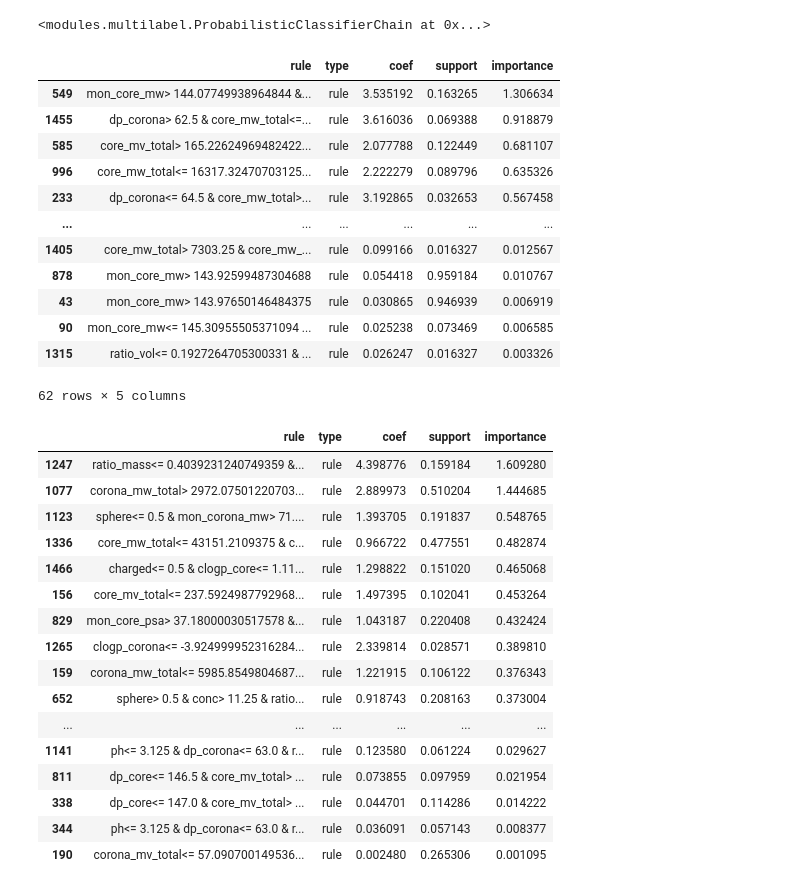
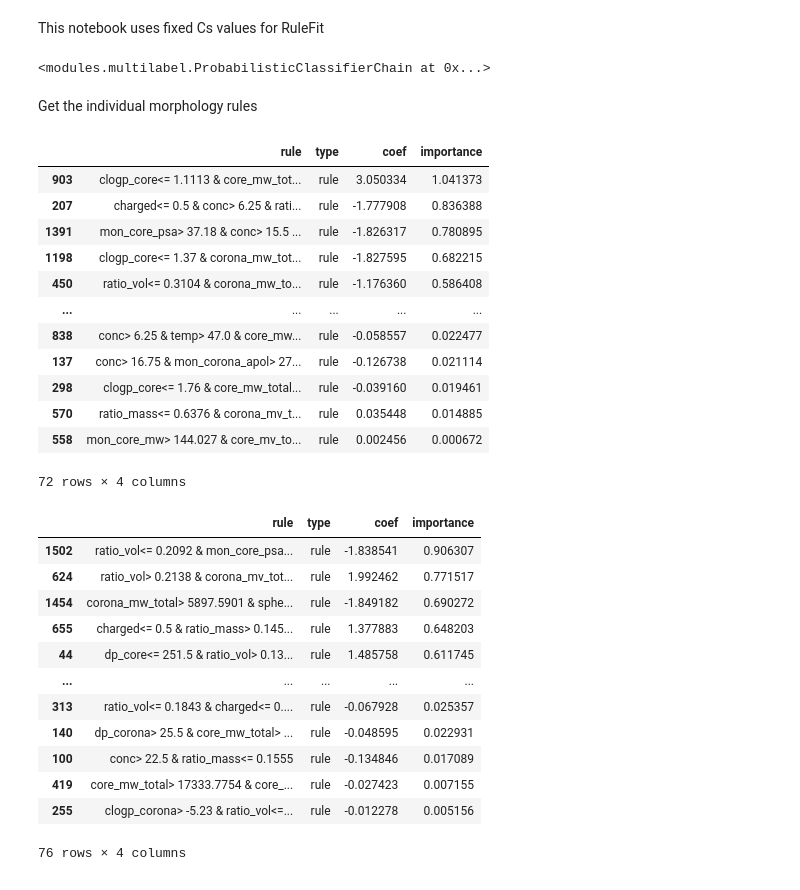
Before and after one commit to marioboley/PISA_ML, a Jupyter notebook: rules.ipynb, the cells around one changed output. Drawn from its saved outputs; the diff is of its cells as text; code cells hidden in the pictures.

Commit message:
Get Top5 rules (full rules)

```diff
--- a/rules.ipynb
+++ b/rules.ipynb
@@ -1,59 +1,64 @@
 # %%
 import numpy as np
+import pandas as pd
 import os
 
 from common import OUTPUTPATH
-from models import rule_fit_pcc
+from modules.multilabel import ProbabilisticClassifierChain
+from modules.rules import RuleFitWrapperCV
 import data
-from modules.experiments import Experiment, KFoldSpecial, hamming_loss, error, NegLogLikelihoodEvaluator
+
+pd.set_option('display.max_colwidth', -1)
+# %% [markdown]
+This notebook uses fixed Cs values for RuleFit
 # %%
 STATE = np.random.RandomState(seed=1000)
-rf = rule_fit_pcc
-rf.fit(data.x1, data.y)
+rule_fit_base = RuleFitWrapperCV(Cs = [1], cv=10, rank='median', random_state=STATE)
+rule_fit_pcc = ProbabilisticClassifierChain(rule_fit_base)
+rule_fit_pcc.fit(data.x1, data.y)
 # %% [output]
 <modules.multilabel.ProbabilisticClassifierChain at 0x...>
+# %% [markdown]
+Get the individual morphology rules
 # %%
 data.x1['sphere'] = data.sphere
 data.x1['worm'] = data.worm
 data.x1['vesicle'] = data.vesicle
 # %%
-rule_sphere = rf.fitted_[0].get_rules(data.x1, data.y)['sphere'].sort_values('importance', ascending=False)
+all_columns = data.predictors + data.targets
+rule_sphere = rule_fit_pcc.fitted_[0].get_rules(all_columns)[['rule','type','coef','importance']]
 rule_sphere.to_csv(os.path.join(OUTPUTPATH, 'Sphere_rules.csv'), index=False)
 rule_sphere
 # %% [output]
-|  | rule | type | coef | support | importance |
-| 549 | mon_core_mw> 144.07749938964844 &... | rule | 3.535192 | 0.163265 | 1.306634 |
-| 1455 | dp_corona> 62.5 & core_mw_total<=... | rule | 3.616036 | 0.069388 | 0.918879 |
-| 585 | core_mv_total> 165.22624969482422... | rule | 2.077788 | 0.122449 | 0.681107 |
-| 996 | core_mw_total<= 16317.32470703125... | rule | 2.222279 | 0.089796 | 0.635326 |
-| 233 | dp_corona<= 64.5 & core_mw_total>... | rule | 3.192865 | 0.032653 | 0.567458 |
-| ... | ... | ... | ... | ... | ... |
-| 1405 | core_mw_total> 7303.25 & core_mw_... | rule | 0.099166 | 0.016327 | 0.012567 |
-| 878 | mon_core_mw> 143.92599487304688 | rule | 0.054418 | 0.959184 | 0.010767 |
-| 43 | mon_core_mw> 143.97650146484375 | rule | 0.030865 | 0.946939 | 0.006919 |
-| 90 | mon_core_mw<= 145.30955505371094 ... | rule | 0.025238 | 0.073469 | 0.006585 |
-| 1315 | ratio_vol<= 0.1927264705300331 & ... | rule | 0.026247 | 0.016327 | 0.003326 |
+|  | rule | type | coef | importance |
+| 903 | clogp_core<= 1.1113 & core_mw_tot... | rule | 3.050334 | 1.041373 |
+| 207 | charged<= 0.5 & conc> 6.25 & rati... | rule | -1.777908 | 0.836388 |
+| 1391 | mon_core_psa> 37.18 & conc> 15.5 ... | rule | -1.826317 | 0.780895 |
+| 1198 | clogp_core<= 1.37 & corona_mw_tot... | rule | -1.827595 | 0.682215 |
+| 450 | ratio_vol<= 0.3104 & corona_mw_to... | rule | -1.176360 | 0.586408 |
+| ... | ... | ... | ... | ... |
+| 838 | conc> 6.25 & temp> 47.0 & core_mw... | rule | -0.058557 | 0.022477 |
+| 137 | conc> 16.75 & mon_corona_apol> 27... | rule | -0.126738 | 0.021114 |
+| 298 | clogp_core<= 1.76 & core_mw_total... | rule | -0.039160 | 0.019461 |
+| 570 | ratio_mass<= 0.6376 & corona_mv_t... | rule | 0.035448 | 0.014885 |
+| 558 | mon_core_mw> 144.027 & core_mv_to... | rule | 0.002456 | 0.000672 |
-62 rows × 5 columns
+72 rows × 4 columns
 # %%
-rule_worm = rf.fitted_[1].get_rules(data.x1, data.y)['sphere'].sort_values('importance', ascending=False)
+rule_worm = rule_fit_pcc.fitted_[1].get_rules(all_columns)[['rule','type','coef','importance']]
 rule_worm.to_csv(os.path.join(OUTPUTPATH, 'Worm_rules.csv'), index=False)
 rule_worm
 # %% [output]
-|  | rule | type | coef | support | importance |
-| 1247 | ratio_mass<= 0.4039231240749359 &... | rule | 4.398776 | 0.159184 | 1.609280 |
-| 1077 | corona_mw_total> 2972.07501220703... | rule | 2.889973 | 0.510204 | 1.444685 |
-| 1123 | sphere<= 0.5 & mon_corona_mw> 71.... | rule | 1.393705 | 0.191837 | 0.548765 |
-| 1336 | core_mw_total<= 43151.2109375 & c... | rule | 0.966722 | 0.477551 | 0.482874 |
-| 1466 | charged<= 0.5 & clogp_core<= 1.11... | rule | 1.298822 | 0.151020 | 0.465068 |
-| 156 | core_mv_total<= 237.5924987792968... | rule | 1.497395 | 0.102041 | 0.453264 |
-| 829 | mon_core_psa> 37.18000030517578 &... | rule | 1.043187 | 0.220408 | 0.432424 |
-| 1265 | clogp_corona<= -3.924999952316284... | rule | 2.339814 | 0.028571 | 0.389810 |
-| 159 | corona_mw_total<= 5985.8549804687... | rule | 1.221915 | 0.106122 | 0.376343 |
-| 652 | sphere> 0.5 & conc> 11.25 & ratio... | rule | 0.918743 | 0.208163 | 0.373004 |
-| ... | ... | ... | ... | ... | ... |
-| 1141 | ph<= 3.125 & dp_corona<= 63.0 & r... | rule | 0.123580 | 0.061224 | 0.029627 |
-| 811 | dp_core<= 146.5 & core_mv_total> ... | rule | 0.073855 | 0.097959 | 0.021954 |
-| 338 | dp_core<= 147.0 & core_mv_total> ... | rule | 0.044701 | 0.114286 | 0.014222 |
-| 344 | ph<= 3.125 & dp_corona<= 63.0 & r... | rule | 0.036091 | 0.057143 | 0.008377 |
-| 190 | corona_mv_total<= 57.090700149536... | rule | 0.002480 | 0.265306 | 0.001095 |
+|  | rule | type | coef | importance |
+| 1502 | ratio_vol<= 0.2092 & mon_core_psa... | rule | -1.838541 | 0.906307 |
+| 624 | ratio_vol> 0.2138 & corona_mv_tot... | rule | 1.992462 | 0.771517 |
+| 1454 | corona_mw_total> 5897.5901 & sphe... | rule | -1.849182 | 0.690272 |
+| 655 | charged<= 0.5 & ratio_mass> 0.145... | rule | 1.377883 | 0.648203 |
+| 44 | dp_core<= 251.5 & ratio_vol> 0.13... | rule | 1.485758 | 0.611745 |
+| ... | ... | ... | ... | ... |
+| 313 | ratio_vol<= 0.1843 & charged<= 0.... | rule | -0.067928 | 0.025357 |
+| 140 | dp_corona> 25.5 & core_mw_total> ... | rule | -0.048595 | 0.022931 |
+| 100 | conc> 22.5 & ratio_mass<= 0.1555 | rule | -0.134846 | 0.017089 |
+| 419 | core_mw_total> 17333.7754 & core_... | rule | -0.027423 | 0.007155 |
+| 255 | clogp_corona> -5.23 & ratio_vol<=... | rule | -0.012278 | 0.005156 |
+76 rows × 4 columns
 # %%
```
Also changed, not shown: parts of 4 cells of this notebook.
